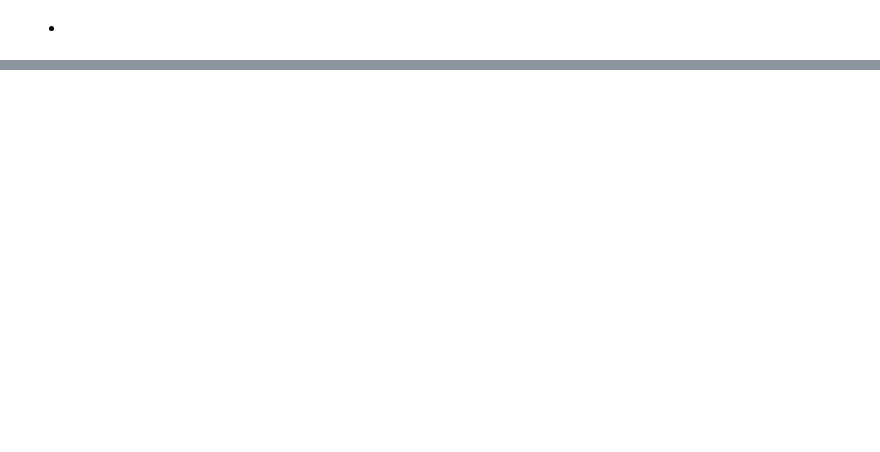
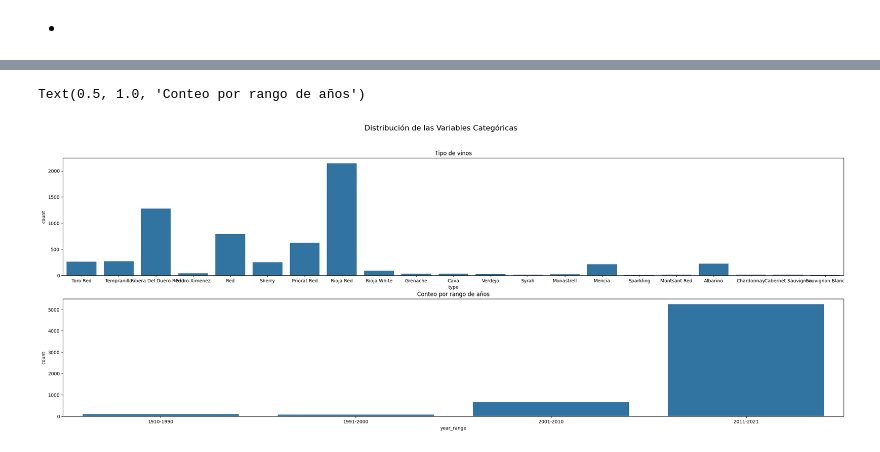
Before and after one commit to jmrodriguez2552/CEDAPY_25_26, a Jupyter notebook: ANALISIS_DATOS_PYTHON/NOTEBOOKS/EJERCICIOS/EJERCICIO_WINES.ipynb, the cells around one changed output, grey strips where cells are left out. Drawn from its saved outputs; the diff is of its cells as text; code cells hidden in the pictures; blank space fills up the shorter version.

```diff
--- a/ANALISIS_DATOS_PYTHON/NOTEBOOKS/EJERCICIOS/EJERCICIO_WINES.ipynb
+++ b/ANALISIS_DATOS_PYTHON/NOTEBOOKS/EJERCICIOS/EJERCICIO_WINES.ipynb
@@ -203,0 +229,15 @@ sns.histplot(data=df_wines, x='acidity', kde=True, ax=axes[1,1])
+# %%
+df_wines['year'] = df_wines['year'].replace('N.V.', pd.NA) # reemplazar NV por NaN
+df_wines['year'] = pd.to_numeric(df_wines['year'], errors='coerce') # Cambiamos a numerico el año
+bins = [1910, 1990, 2000, 2010, 2021] # Creamos lista de los años de referencia
+labels = ['1910-1990', '1991-2000', '2001-2010', '2011-2021'] # Creamos las etiquetas de los rangos de años
+df_wines['year_range'] = pd.cut(df_wines['year'], bins=bins, labels=labels) # Se crea nueva columna en el dataset
+fig, axes = plt.subplots(2, 1, figsize=(30, 10)) # Gráfico que contiene 2 subgráficos (2 fila x 1 columnas)
+fig.suptitle('Distribución de las Variables Categóricas', fontsize=16)
+sns.countplot(data=df_wines, x='type', ax=axes[0])
+sns.countplot(data=df_wines, x='year_range', ax=axes[1])
+axes[0].set_title('Tipo de vinos')
+axes[1].set_title('Conteo por rango de años')
+# %% [output]
+Text(0.5, 1.0, 'Conteo por rango de años')
+[figure, added]
```
Also changed, not shown: parts of 27 cells of this notebook.
